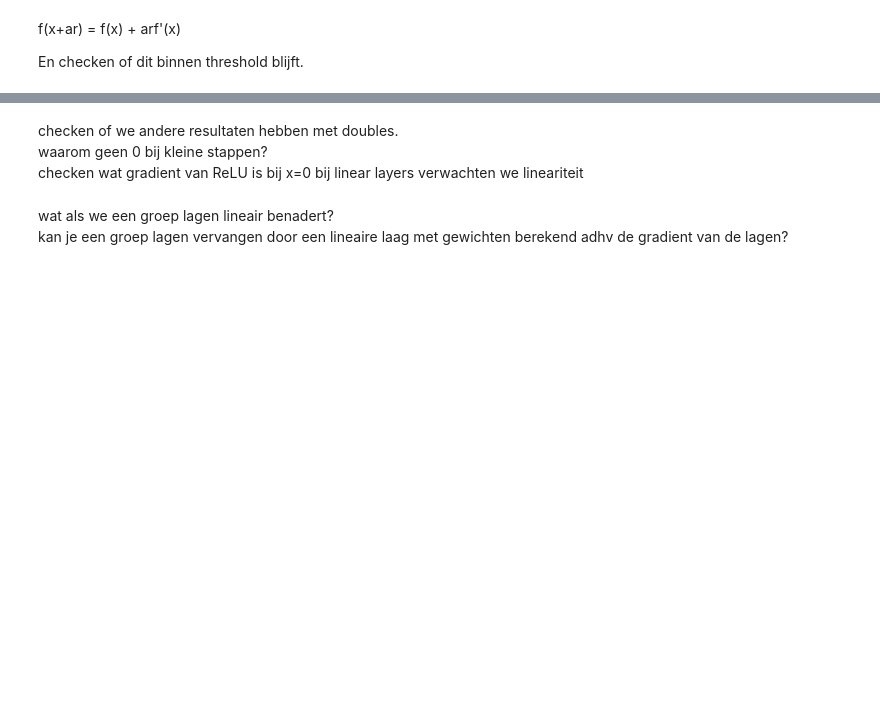
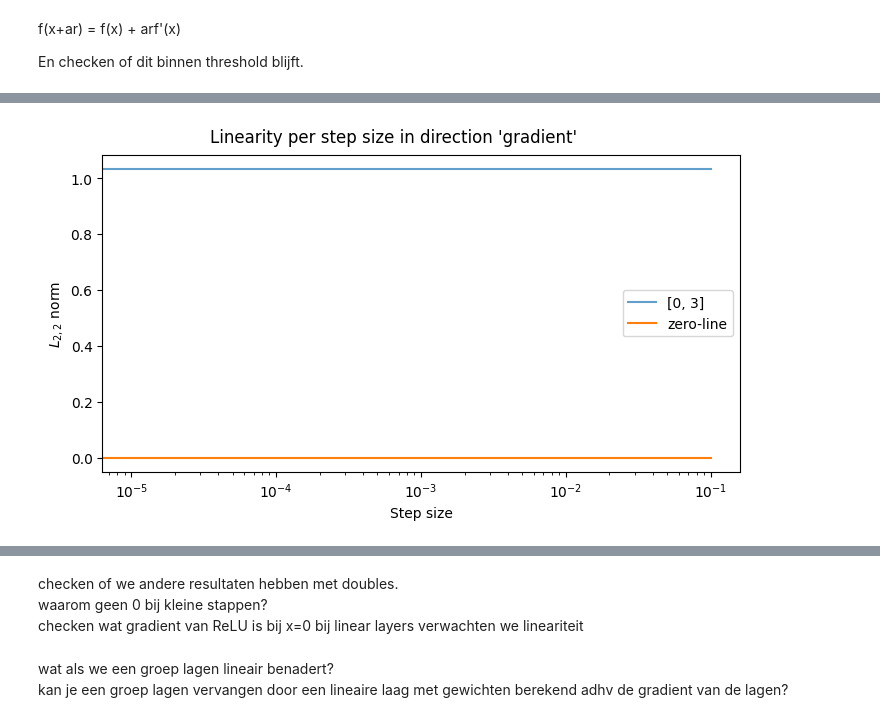
Before and after one commit to teunpe/master_internship, a Jupyter notebook: mlp.ipynb, the cells around one changed output, grey strips where cells are left out. Saved outputs shown, nothing was run; the diff lists cells and outputs as text; code cells hidden in the pictures; blank space fills up the shorter version.

```diff
--- a/mlp.ipynb
+++ b/mlp.ipynb
@@ -322,24 +424,29 @@ def calc_linearity(exp: list, act: list, model, steps: list):
 # %%
-def plot(model, steps: list, norms: list, dir: str):
+def plot(model, df: pd.DataFrame, dir: str):
     """
     plot the L2 norms per step size for each layer in the model
     :param model: model to be investigated
-    :param steps: list of step sizes
-    :param norms: list of norms per layer and step size
+    :param lindf:
     :param dir: str describing step direction
     """
-    fig, axs = plt.subplots(2, 1, layout='constrained', figsize=(7,7))
-    for i, layer in enumerate(model.model):
-        if f'{layer}' == 'ReLU()':
-            j = 1
-        else:
-            j = 0
-        axs[j].plot(steps, norms[i], label=f'{i+1}: {layer}')
-    # axs[0].set_ylim(0,9*10**-6)
-    # axs[1].set_ylim(0,0.3)
-    for ax in axs:
-        ax.set_xscale('log')
-        ax.legend()
-        ax.set_ylabel('$L_{2,2}$ norm')
-        ax.set_xlabel('Step size')
+
+    zero = np.zeros(6)
+
+    fig, axs = plt.subplots(1, 1, layout='constrained', figsize=(7,4))
+    groups = np.unique(df['group'])
+    for i, group in enumerate(groups):
+        dfoi = df[df['group'] == group]
+        axs.plot(dfoi['step'], dfoi['lin'], label=f'{group}', alpha=0.7)
+    # for ax in axs:
+
+    axs.plot(dfoi['step'], zero, label='zero-line')
+
+    axs.set_xscale('log')
+    axs.legend()
+    axs.set_ylabel('$L_{2,2}$ norm')
+    axs.set_xlabel('Step size')
     fig.suptitle(f"Linearity per step size in direction '{dir}'")
+# %%
+plot(model, lindf, 'gradient')
+# %% [output]
+[figure, added]
```
Also changed, not shown: parts of 18 cells of this notebook, 1 other file.
